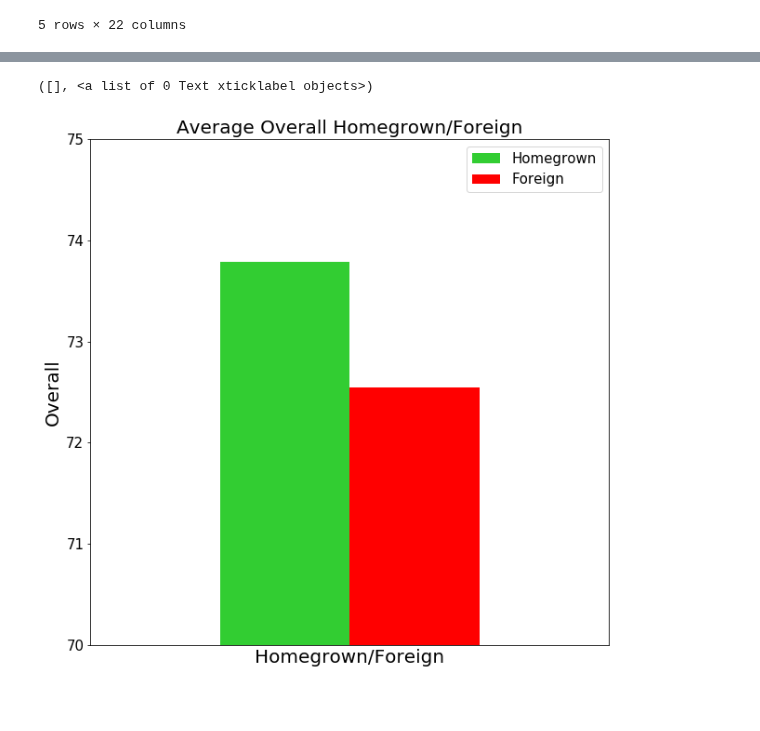
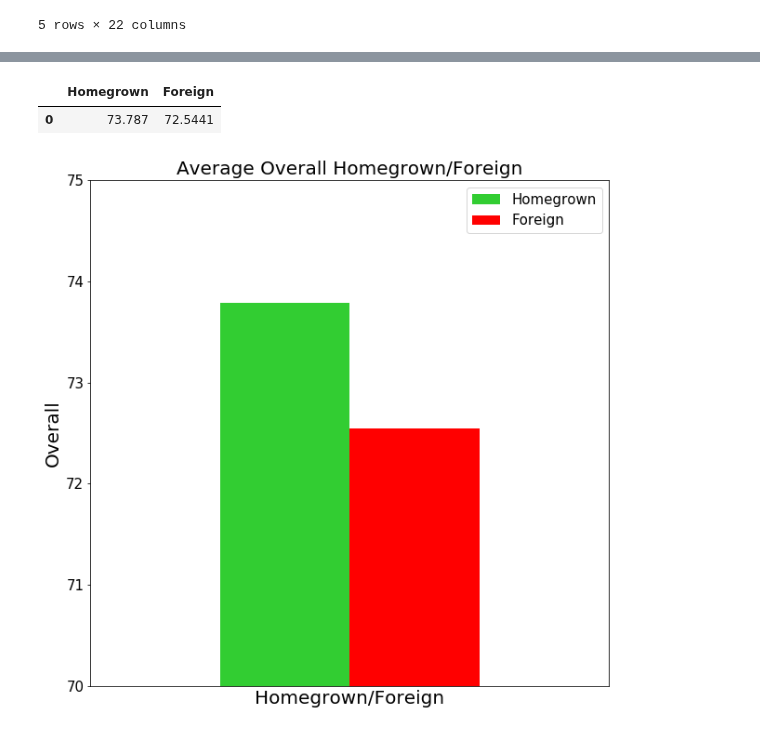
Before and after one commit to markkennedy3/Fifa-vs-Real-Life, a Jupyter notebook: notebooks/analysis/600_RQ2_Analysis_1.ipynb, the cells around one changed output, grey strips where cells are left out. Cells and saved outputs as stored; diff of their text form; code cells hidden in the pictures; blank space fills up the shorter version.

```diff
--- a/notebooks/analysis/600_RQ2_Analysis_1.ipynb
+++ b/notebooks/analysis/600_RQ2_Analysis_1.ipynb
@@ -92,21 +101,24 @@ ForeignOverall = Foreign['overall'].mean()
 # %%
 HFOverall = pd.DataFrame(columns = ["Homegrown", "Foreign"])
 HFOverall.set_value(0,'Homegrown',HomegrownOverall)
 HFOverall.set_value(0,'Foreign',ForeignOverall)
 
 mpl.rcParams['font.size'] = 15
 axis_size=20
 color = ['limegreen','r']
 fig = plt.figure(figsize=(10,10))
 ax0 = plt.subplot()
 ax0.set_ylim([70,75])
 ax0.set_ylabel('Overall',size=axis_size)
 ax0.set_xlabel('Homegrown/Foreign',size=axis_size)
 ax0.set_title('Average Overall Homegrown/Foreign',size=20)
 HFOverall.plot(ax=ax0,kind='bar',color=color)
 plt.xticks([])
+
+HFOverall
 # %% [output]
-([], <a list of 0 Text xticklabel objects>)
+|  | Homegrown | Foreign |
+| 0 | 73.787 | 72.5441 |
 [figure]
 # %%
 Abroad = RQ2.loc[RQ2.Abroad==True]
```
Also changed, not shown: parts of 7 cells of this notebook, 1 other file.
